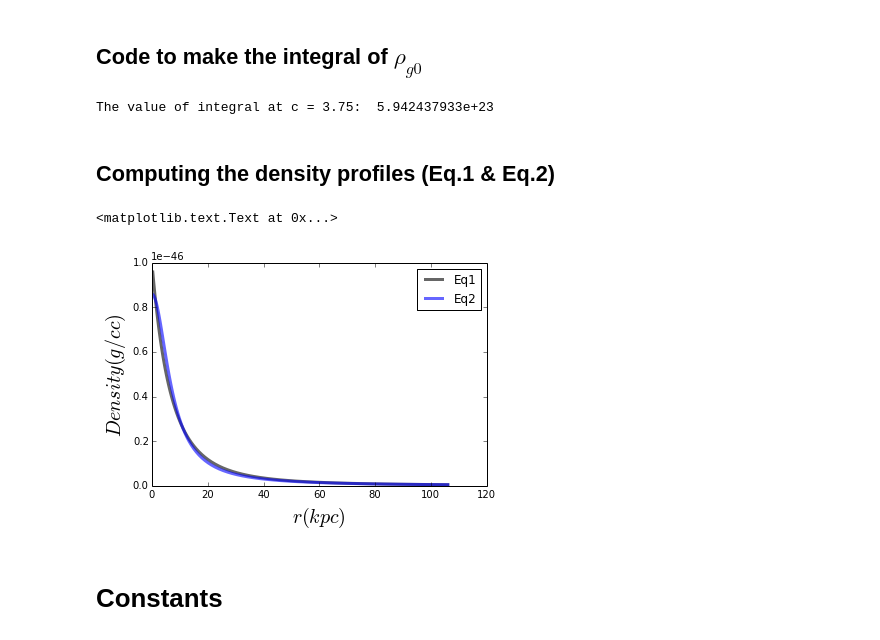
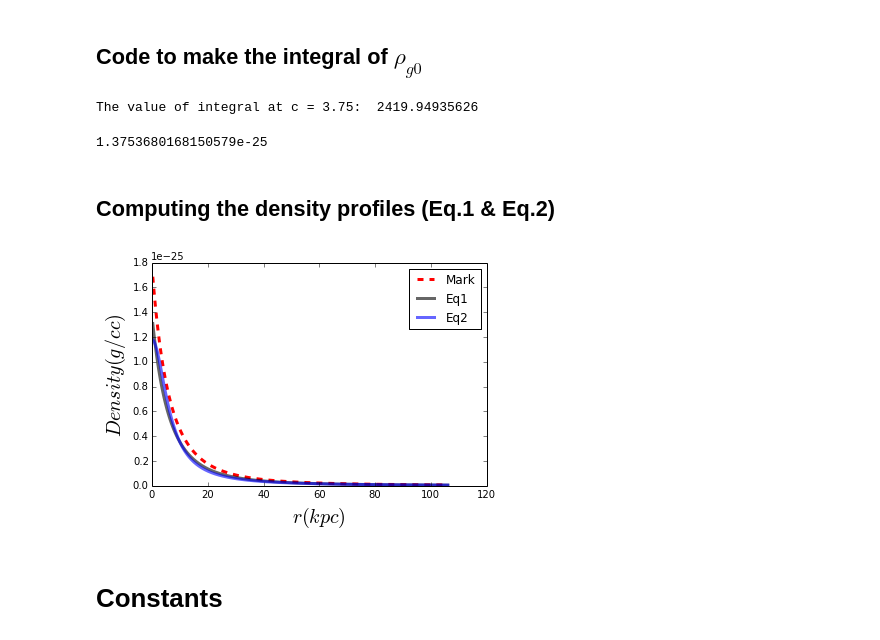
Before and after one commit to jngaravitoc/analytic, a Jupyter notebook: Numerical_work.ipynb, the cells around one changed output. Drawn from its saved outputs; the diff is of its cells as text; code cells hidden in the pictures.

Commit message:
fixed typo on DM profile

```diff
--- a/Numerical_work.ipynb
+++ b/Numerical_work.ipynb
@@ -45,29 +45,38 @@ $\delta_c = \dfrac{200}{3}(\dfrac{c^3}{(log(1+c) - c/(1+c))})$
 # %%
 def model(x):
     b = 0.7
-    return x**2 * (1+x)**(27*b/2.*x)
+    return x**2 * ( (1+x)**(27*b/(2.*x)) )
 
 def integral(c):
-    x = linspace(0, c, 100)
     integral_scipy,err = quad(model, 0, c)
     return integral_scipy
 print "The value of integral at c = 3.75: ", integral(3.75)
 
 def rho_g0(c):
+    b = 0.7
     f_gas = 1.
     Omega_m = 0.32
-    Omega_b = 0.02230/(0.67**2)
+    Omega_b = 0.022/(0.67**2)
     H_0 = 2.19E-18 #1/s
     G = 6.67E-8 #
     rho_c = 3*H_0**2 / (8.*np.pi*G)
     c = 3.75
-    d_c = 200./3. * (c**3/(log(1+c) - c/(1+c)))
-    return ( ( (f_gas * d_c * rho_c * Omega_b) / Omega_m ) * e ** (27. * b / 2.) * (log(1+c) - c/(1+c)) )  /  integral(c)
+    zform = 2.
+    d_c = 3000.0 * Omega_m * (1 + zform)**3
+    #d_c = 200/3. * (c**3 / (log(1 + c) - c/(1+c)))
+    return ( ( (f_gas * d_c * rho_c * Omega_b) / Omega_m ) * exp(27. * b / 2.) * (log(1+c) - c/(1+c)) )  /  integral(c)
+
+rho_g0(3.75)
 # %% [output]
-The value of integral at c = 3.75:  5.942437933e+23
+The value of integral at c = 3.75:  2419.94935626
+1.3753680168150579e-25
 # %% [markdown]
 ## Computing the density profiles (Eq.1 & Eq.2)
 # %%
+r_vir  = 106
+b = 0.7
+A = -0.178*b + 0.982
+beta = 0.9*b
 def rho_aprox(r):
     c = 3.75
     r_s = r_vir/c
@@ -77,17 +86,21 @@ def rho(r):
     c = 3.75
     r_s = r_vir/c
     return rho_g0(c) * e**(-27*b/2.) * (1 + (r/r_s))**(27*b/(2*r/r_s))
+# %%
+Mdensity = loadtxt("../../../Dropbox/LyAlpha_absorbers/code/dim.out")
+
+Rho = rho(Mdensity[:,0])
+Rho_aprox =  rho_aprox(Mdensity[:,0])
 # %%
-#plot(Mdensity[:,0], Mdensity[:,1], ls='--', lw=3, c='r')# Mark's Data
+plot(Mdensity[:,0], Mdensity[:,1], ls='--', lw=3, c='r', label="Mark")# Mark's Data
 plot(Mdensity[:,0], Rho, c='k', alpha = 0.6, lw=3, label="Eq1") # rescaling
 plot(Mdensity[:,0], Rho_aprox, c='b', alpha=0.6, lw=3, label = "Eq2")
 legend()
 ylabel("$Density(g/cc)$", fontsize=20)
 xlabel("$r(kpc)$", fontsize=20)
-#savefig("normalization.png")
+savefig("density_profiles.png")
 # %% [output]
-<matplotlib.text.Text at 0x...>
-[figure, old version]
+[figure, new version]
 # %% [markdown]
 # Constants
 # %%
```
Also changed, not shown: parts of 2 cells of this notebook.
